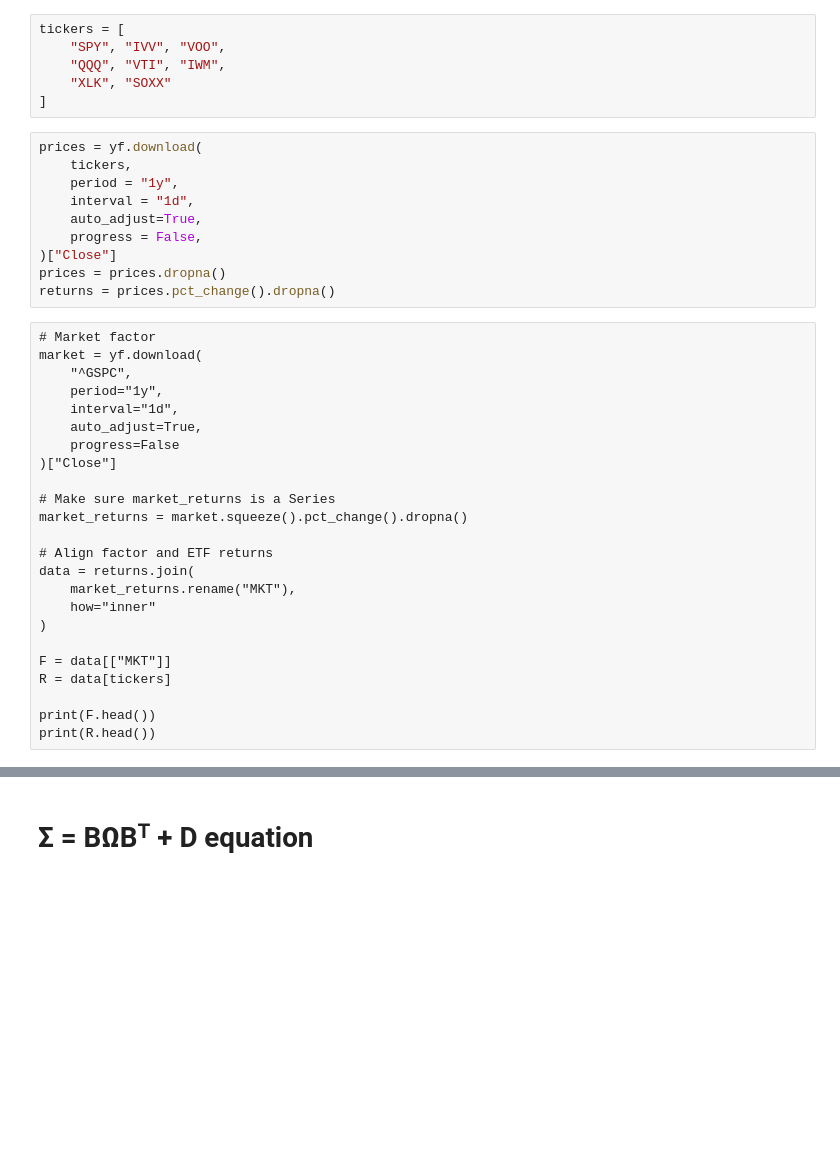
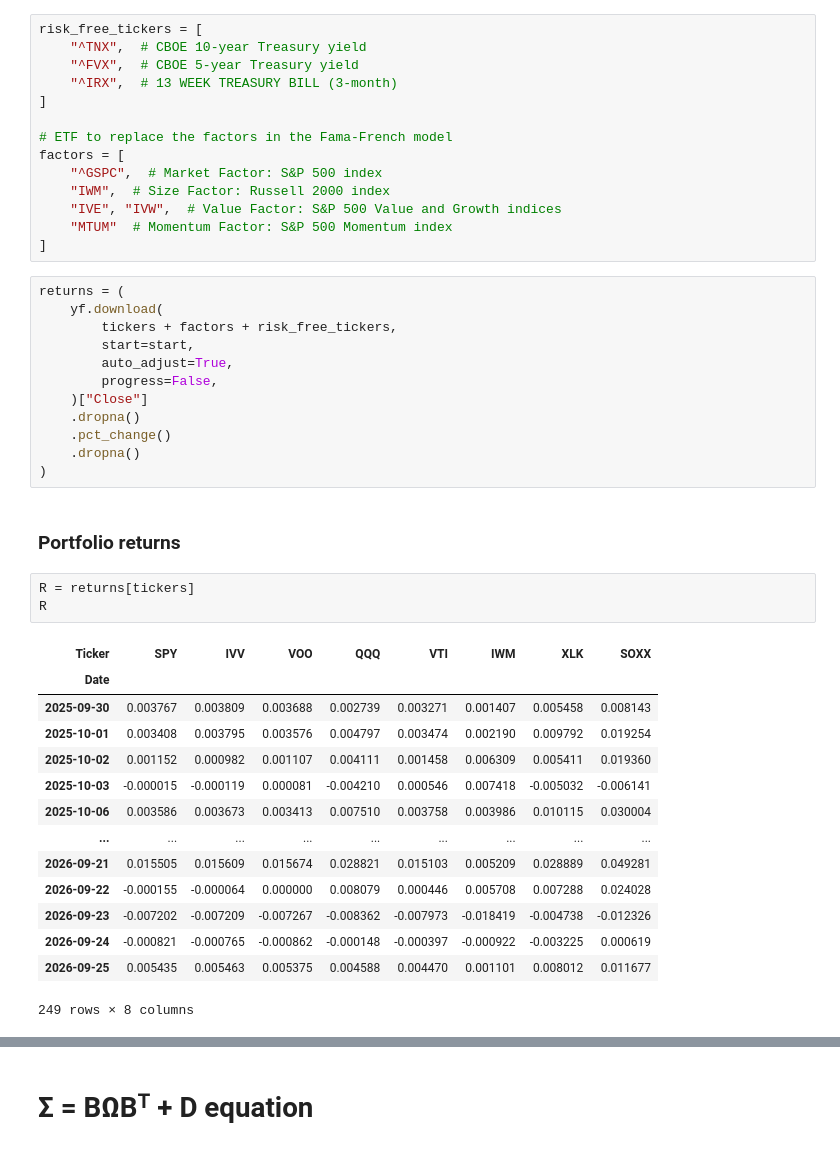
Before and after one commit to cyee02/MQF, a Jupyter notebook: QF600/Assignment 2 - Beta Neutral/AP_Week_5_assignment_.ipynb, the cells around one changed output, grey strips where cells are left out. Cells and saved outputs as stored; diff of their text form; blank space fills up the shorter version.

Commit message:
Changes to use French Fama factor as benchmark (#9)

```diff
--- a/QF600/Assignment 2 - Beta Neutral/AP_Week_5_assignment_.ipynb
+++ b/QF600/Assignment 2 - Beta Neutral/AP_Week_5_assignment_.ipynb
@@ -5,40 +31,46 @@ import pandas as pd
 # %%
-tickers = [
-    "SPY", "IVV", "VOO",
-    "QQQ", "VTI", "IWM",
-    "XLK", "SOXX"
+risk_free_tickers = [
+    "^TNX",  # CBOE 10-year Treasury yield
+    "^FVX",  # CBOE 5-year Treasury yield
+    "^IRX",  # 13 WEEK TREASURY BILL (3-month)
 ]
+
+# ETF to replace the factors in the Fama-French model
+factors = [
+    "^GSPC",  # Market Factor: S&P 500 index
+    "IWM",  # Size Factor: Russell 2000 index
+    "IVE", "IVW",  # Value Factor: S&P 500 Value and Growth indices
+    "MTUM"  # Momentum Factor: S&P 500 Momentum index
+]
 # %%
-prices = yf.download(
-    tickers,
-    period = "1y",
-    interval = "1d",
-    auto_adjust=True,
-    progress = False,
-)["Close"]
-prices = prices.dropna()
-returns = prices.pct_change().dropna()
+returns = (
+    yf.download(
+        tickers + factors + risk_free_tickers,
+        start=start,
+        auto_adjust=True,
+        progress=False,
+    )["Close"]
+    .dropna()
+    .pct_change()
+    .dropna()
+)
-# %% [raw]
-# Market factor
-market = yf.download(
-    "^GSPC",
-    period="1y",
-    interval="1d",
-    auto_adjust=True,
-    progress=False
-)["Close"]
-
-# Make sure market_returns is a Series
-market_returns = market.squeeze().pct_change().dropna()
-
-# Align factor and ETF returns
-data = returns.join(
-    market_returns.rename("MKT"),
-    how="inner"
-)
-
-F = data[["MKT"]]
-R = data[tickers]
-
-print(F.head())
-print(R.head())
+# %% [markdown]
+### Portfolio returns
+# %%
+R = returns[tickers]
+R
+# %% [output]
+| Ticker | SPY | IVV | VOO | QQQ | VTI | IWM | XLK | SOXX |
+| Date |  |  |  |  |  |  |  |  |
+| 2025-09-30 | 0.003767 | 0.003809 | 0.003688 | 0.002739 | 0.003271 | 0.001407 | 0.005458 | 0.008143 |
+| 2025-10-01 | 0.003408 | 0.003795 | 0.003576 | 0.004797 | 0.003474 | 0.002190 | 0.009792 | 0.019254 |
+| 2025-10-02 | 0.001152 | 0.000982 | 0.001107 | 0.004111 | 0.001458 | 0.006309 | 0.005411 | 0.019360 |
+| 2025-10-03 | -0.000015 | -0.000119 | 0.000081 | -0.004210 | 0.000546 | 0.007418 | -0.005032 | -0.006141 |
+| 2025-10-06 | 0.003586 | 0.003673 | 0.003413 | 0.007510 | 0.003758 | 0.003986 | 0.010115 | 0.030004 |
+| ... | ... | ... | ... | ... | ... | ... | ... | ... |
+| 2026-09-21 | 0.015505 | 0.015609 | 0.015674 | 0.028821 | 0.015103 | 0.005209 | 0.028889 | 0.049281 |
+| 2026-09-22 | -0.000155 | -0.000064 | 0.000000 | 0.008079 | 0.000446 | 0.005708 | 0.007288 | 0.024028 |
+| 2026-09-23 | -0.007202 | -0.007209 | -0.007267 | -0.008362 | -0.007973 | -0.018419 | -0.004738 | -0.012326 |
+| 2026-09-24 | -0.000821 | -0.000765 | -0.000862 | -0.000148 | -0.000397 | -0.000922 | -0.003225 | 0.000619 |
+| 2026-09-25 | 0.005435 | 0.005463 | 0.005375 | 0.004588 | 0.004470 | 0.001101 | 0.008012 | 0.011677 |
+249 rows × 8 columns
```
Also changed, not shown: parts of 23 cells of this notebook, 1 other file.
